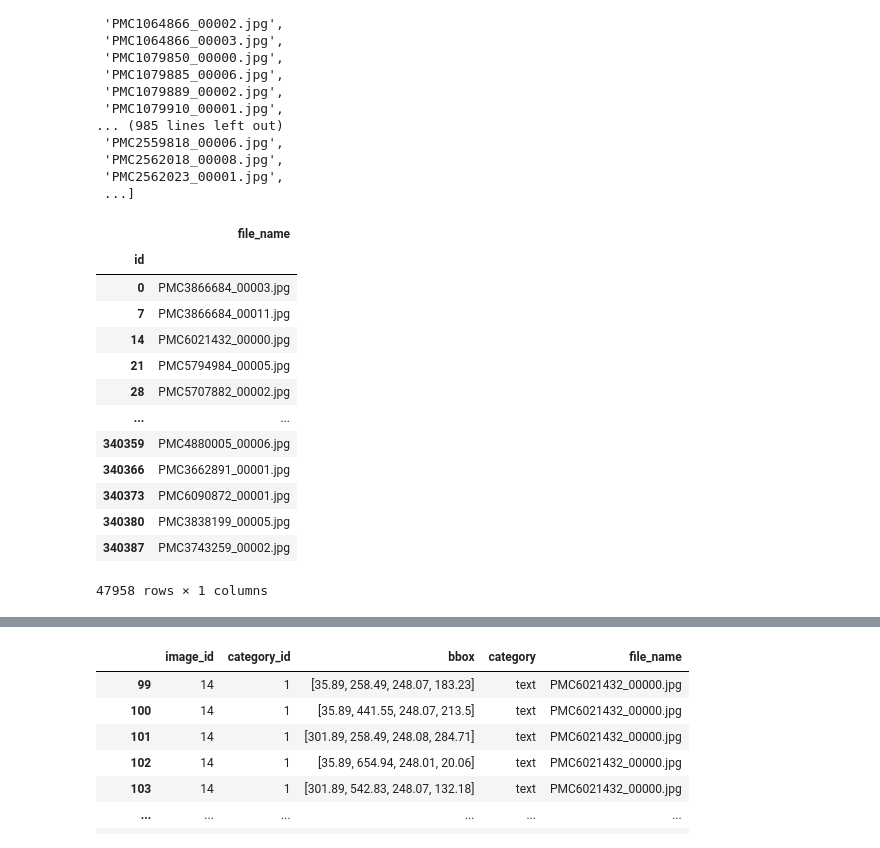
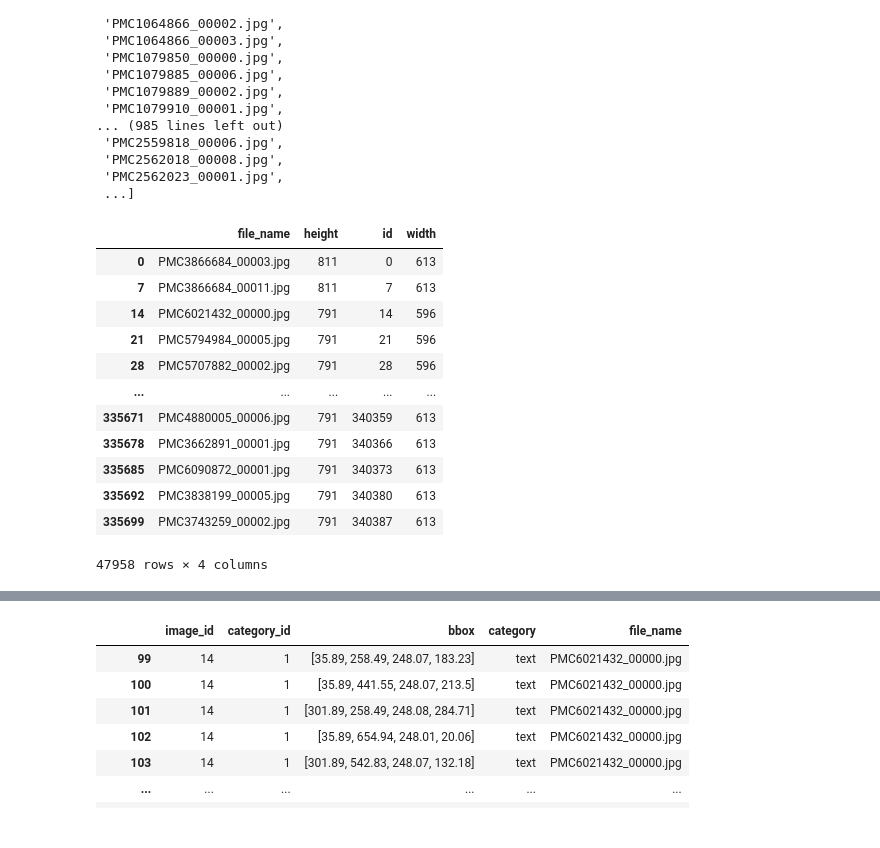
Before and after one commit to NilBiescas/Project_Synthesis2-, a Jupyter notebook: Code/Synthetic_DS/Test_SDS.ipynb, the cells around one changed output, grey strips where cells are left out. Cells and saved outputs as stored; diff of their text form; code cells hidden in the pictures.

```diff
--- a/Code/Synthetic_DS/Test_SDS.ipynb
+++ b/Code/Synthetic_DS/Test_SDS.ipynb
@@ -3,7 +3,7 @@ This notebook was used to create train, val and test sets from publaynet that do
 # %%
 import json
 
-with open('C:/Users/Maria/OneDrive - UAB/Documentos/3r de IA/Synthesis project II/Code/Layout_Analysis/Publaynet/train.json') as f:
+with open('C:/Users/Maria/OneDrive - UAB/Documentos/3r de IA/Synthesis project II/Github/Project_Synthesis2-/Datasets/Publaynet/train.json') as f:
     data = json.load(f)
 
 data
@@ -65,7 +65,7 @@ images2
 335703 rows × 1 columns
 # %%
 import os
-imagesDownloaded = os.listdir('C:/Users/Maria/OneDrive - UAB/Documentos/3r de IA/Synthesis project II/Code/Layout_Analysis/Publaynet/train')
+imagesDownloaded = os.listdir('C:/Users/Maria/OneDrive - UAB/Documentos/3r de IA/Synthesis project II/Github/Project_Synthesis2-/Datasets/Publaynet/train')
 imagesDownloaded
 # %% [output]
 ['PMC1064093_00000.jpg',
@@ -86,21 +86,20 @@ imagesDownloaded
  'PMC2562023_00001.jpg',
  ...]
 # %%
-common = images2[images2['file_name'].isin(imagesDownloaded)]
+common = images[images['file_name'].isin(imagesDownloaded)]
 common
 # %% [output]
-|  | file_name |
-| id |  |
-| 0 | PMC3866684_00003.jpg |
-| 7 | PMC3866684_00011.jpg |
-| 14 | PMC6021432_00000.jpg |
-| 21 | PMC5794984_00005.jpg |
-| 28 | PMC5707882_00002.jpg |
-| ... | ... |
-| 340359 | PMC4880005_00006.jpg |
-| 340366 | PMC3662891_00001.jpg |
-| 340373 | PMC6090872_00001.jpg |
-| 340380 | PMC3838199_00005.jpg |
-| 340387 | PMC3743259_00002.jpg |
+|  | file_name | height | id | width |
+| 0 | PMC3866684_00003.jpg | 811 | 0 | 613 |
+| 7 | PMC3866684_00011.jpg | 811 | 7 | 613 |
+| 14 | PMC6021432_00000.jpg | 791 | 14 | 596 |
+| 21 | PMC5794984_00005.jpg | 791 | 21 | 596 |
+| 28 | PMC5707882_00002.jpg | 791 | 28 | 596 |
+| ... | ... | ... | ... | ... |
+| 335671 | PMC4880005_00006.jpg | 791 | 340359 | 613 |
+| 335678 | PMC3662891_00001.jpg | 791 | 340366 | 613 |
+| 335685 | PMC6090872_00001.jpg | 791 | 340373 | 613 |
+| 335692 | PMC3838199_00005.jpg | 791 | 340380 | 613 |
+| 335699 | PMC3743259_00002.jpg | 791 | 340387 | 613 |
-47958 rows × 1 columns
+47958 rows × 4 columns
 # %%
```
Also changed, not shown: parts of 10 cells of this notebook, 3 other files.
